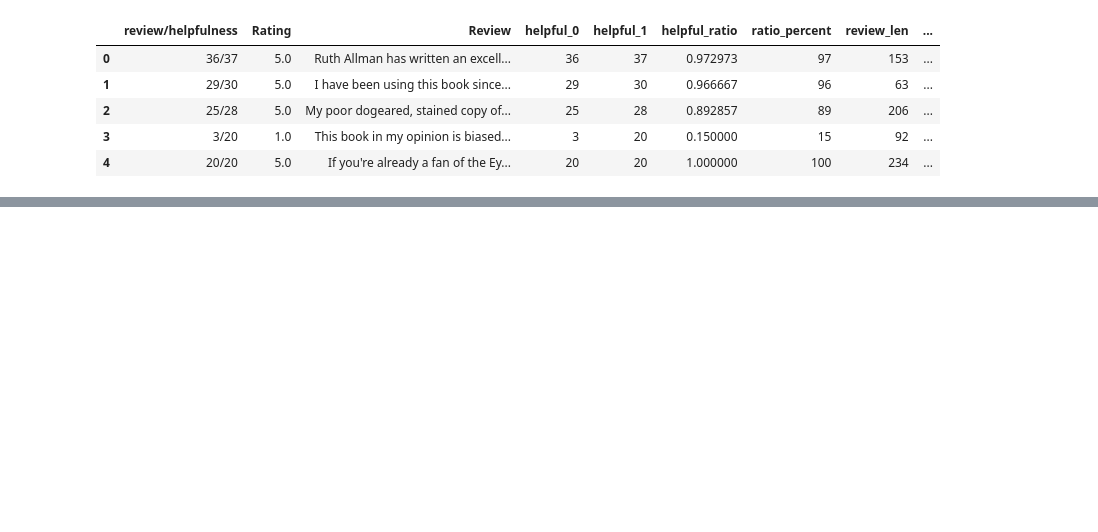
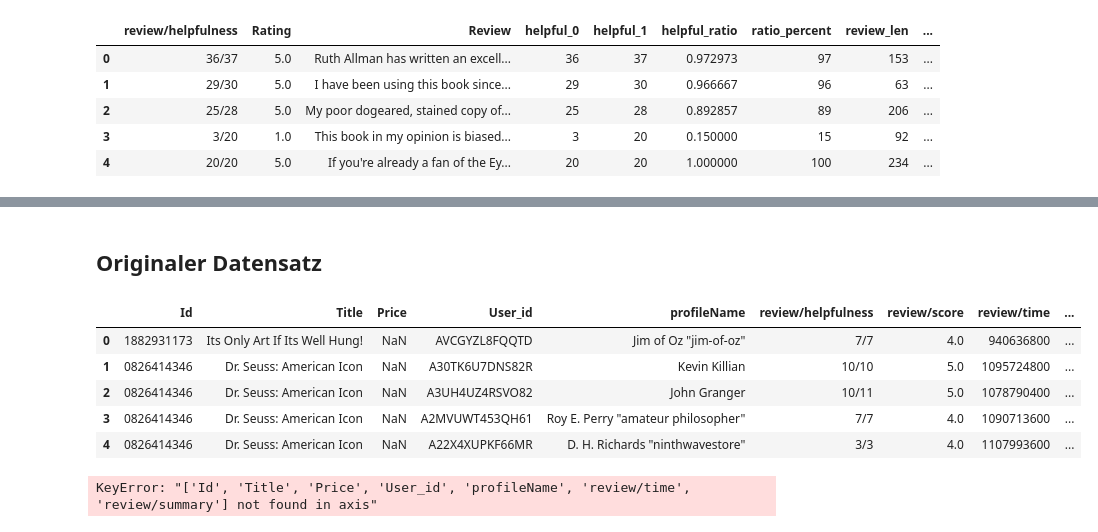
Before and after one commit to bakenq/ASAI, a Jupyter notebook: Notebooks/CorrelationMatrix.ipynb, the cells around one changed output, grey strips where cells are left out. Drawn from its saved outputs; the diff is of its cells as text; code cells hidden in the pictures; blank space fills up the shorter version.

```diff
--- a/Notebooks/CorrelationMatrix.ipynb
+++ b/Notebooks/CorrelationMatrix.ipynb
@@ -28,0 +45,2 @@ df.head()
+# %% [markdown]
+## Originaler Datensatz
@@ -28,0 +59,16 @@ df.head()
+# %%
+df = pd.read_csv('../Datasets/Books_rating.csv')
+# %%
+df[['helpful_0', 'helpful_1']] = df['review/helpfulness'].str.split('/', expand=True)
+
+# Konvertieren der 'helpfulness'-Spalte in numerische Werte (falls notwendig)
+#df['review/helpfulness'] = pd.to_numeric(df['review/helpfulness'], errors='coerce')
+
+df.head()
+# %% [output]
+|  | Id | Title | Price | User_id | profileName | review/helpfulness | review/score | review/time | ... |
+| 0 | 1882931173 | Its Only Art If Its Well Hung! | NaN | AVCGYZL8FQQTD | Jim of Oz "jim-of-oz" | 7/7 | 4.0 | 940636800 | ... |
+| 1 | 0826414346 | Dr. Seuss: American Icon | NaN | A30TK6U7DNS82R | Kevin Killian | 10/10 | 5.0 | 1095724800 | ... |
+| 2 | 0826414346 | Dr. Seuss: American Icon | NaN | A3UH4UZ4RSVO82 | John Granger | 10/11 | 5.0 | 1078790400 | ... |
+| 3 | 0826414346 | Dr. Seuss: American Icon | NaN | A2MVUWT453QH61 | Roy E. Perry "amateur philosopher" | 7/7 | 4.0 | 1090713600 | ... |
+| 4 | 0826414346 | Dr. Seuss: American Icon | NaN | A22X4XUPKF66MR | D. H. Richards "ninthwavestore" | 3/3 | 4.0 | 1107993600 | ... |
@@ -28,0 +81,9 @@ df.head()
+# %%
+df.drop(['Id', 'Title', 'Price', 'User_id', 'profileName', 'review/time', 'review/summary'], axis='columns', inplace=True)
+
+
+df = df.rename(columns={"helpful_0":"votes_helpful", "helpful_1":"votes_total", "ratio_percent":"helpful_percent"})
+df = df.rename(columns={"review/text":"Review","review/score": "Rating"})
+df.head()
+# %% [output]
+KeyError: "['Id', 'Title', 'Price', 'User_id', 'profileName', 'review/time', 'review/summary'] not found in axis"
```
Also changed, not shown: parts of 32 cells of this notebook, 4 other files.
